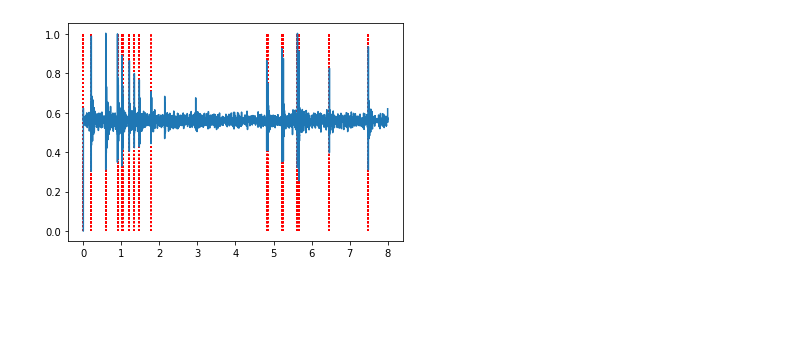
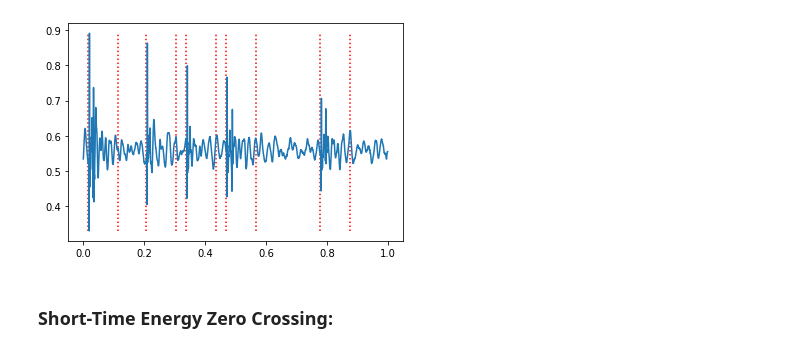
Before and after one commit to vkoil/pempheris-adspersa-alphabetisation, a Jupyter notebook: segmentation.ipynb, the cells around one changed output. Cells and saved outputs as stored; diff of their text form; code cells hidden in the pictures; blank space fills up the shorter version.

Commit message:
implemented energy zero crossing-based VAD for segmentation

```diff
--- a/segmentation.ipynb
+++ b/segmentation.ipynb
@@ -45 +55,15 @@ def signal_splice(signal, t1, t2, sr, boundaries=[]):
     return signal, boundaries
+# %%
+def boundaries_to_segments(bounds, sr=sr):
+    segs = []
+    for i in range(len(bounds)):
+        # discard all boundaries except those that appear first in a group of boundaries.
+        if (i == 0):
+            segs.append(bounds[i])
+        elif (bounds[i]-bounds[i-1] >= sr*0.1): # assuming a minimum degree of separation of 100ms.
+            segs.append(bounds[i])
+    segs = np.asarray(segs)
+    segs = segs - int(0.005 * sr) # adjusting by 2ms for tendency to assign boundaries after spike.
+    segs = segs[segs > 0]
+    segs = np.sort(np.concatenate([segs, segs + int(0.1 * sr)], axis=0),axis=0)
+    return segs
@@ -47,7 +73,7 @@ def signal_splice(signal, t1, t2, sr, boundaries=[]):
 '''
 Description:
     Computes the windowed version of the non-linear energy operator (w-NLEO),
-    then returns an array containing boundary positions.
+    for the entire signal array returns an array containing boundary positions.
 Parameters:
     data (numppy.ndarray): signal array
     window_size (int): size of windows to perform NLEO operation.
@@ -59,17 +85,19 @@ Return:
 def nonlinear_energy_operator(data, window_size, threshold):
     assert window_size > 1
     N = window_size//2
+
     w_nleo = [] # psi_n
-
     for n in range(3+N, len(data)-N):
-        w_nleo.append(sum(data[n-1-N : n-1+N])*sum(data[n-2-N : n-2+N]) - sum(data[n-N : n+N])*sum(data[n-3-N : n-3+N]))
+        w_nleo.append(sum(data[n-1-N : n+N])*sum(data[n-2-N : n-1+N]) - sum(data[n-N : n+1+N])*sum(data[n-3-N : n-2+N]))
     w_nleo = [w_nleo[0]]*(3+N) + w_nleo + [w_nleo[len(w_nleo)-1]]*(N) # padding nleo values with first and last values
     assert len(w_nleo) == len(data)
 
-    boundaries = [] #index of found boundaries in data array
-    for n in range(N-1, len(data)-N-1):
-        gnleo = sum(w_nleo[n-N+1 : n]) - sum(w_nleo[n+1 : n+N]) #max is n+N, min
-        if (gnleo > threshold):
-            boundaries.append(n)
-    boundaries = np.array(boundaries, dtype='int')
-    return boundaries, w_nleo #only return w_nleo for analysis plz
+    gnleos = []
+    for n in range(N-1, len(data)-N):
+        gnleo = sum(w_nleo[n-N+1 : n+1]) - sum(w_nleo[n+1 : n+N+1])
+        gnleos.append(gnleo)
+
+    boundaries, _ = signal.find_peaks(gnleos, height=threshold)
+
+
+    return boundaries_to_segments(boundaries)
@@ -76,3 +150,3 @@ def nonlinear_energy_operator(data, window_size, threshold):
 # %%
 # loads an audio file as an numpp array containing signal amplitudes
-sample, sr = librosa.load("data/samples/processed/67375127.140411201837_002510_002518.wav",sr=48000)
+sample, _ = librosa.load("data/samples/processed/67375127.140411201837_002510_002518.wav", sr=sr)
@@ -84,5 +155,5 @@ librosa.display.waveshow(sample, sr=sr)
 # %%
-boundaries_nleo, w_nleo = nonlinear_energy_operator(sample, 10, 0.1)
+boundaries_nleo = nonlinear_energy_operator(sample, 10, 0.1)
 print("Number of boundaries: ", len(boundaries_nleo))
 print("Boundary locations: ", boundaries_nleo)
 # %% [output]
@@ -112,5 +165,7 @@ Boundary locations:  [    82     83     84     85     86     87     88     89
 # %%
-subsig, subbounds = signal_splice(sample, 0, 8, sr, boundaries_nleo)
-plot_boundaries_on_waveform(subsig, subbounds, sr)
+subsig, subbounds = signal_splice(sample, 1, 2, sr, boundaries_nleo)
+plot_boundaries_on_signal(subsig, subbounds, sr)
 # %% [output]
-[figure, old version]
+[figure, new version]
+# %% [markdown]
+### Short-Time Energy Zero Crossing:
```
Also changed, not shown: parts of 15 cells of this notebook.
